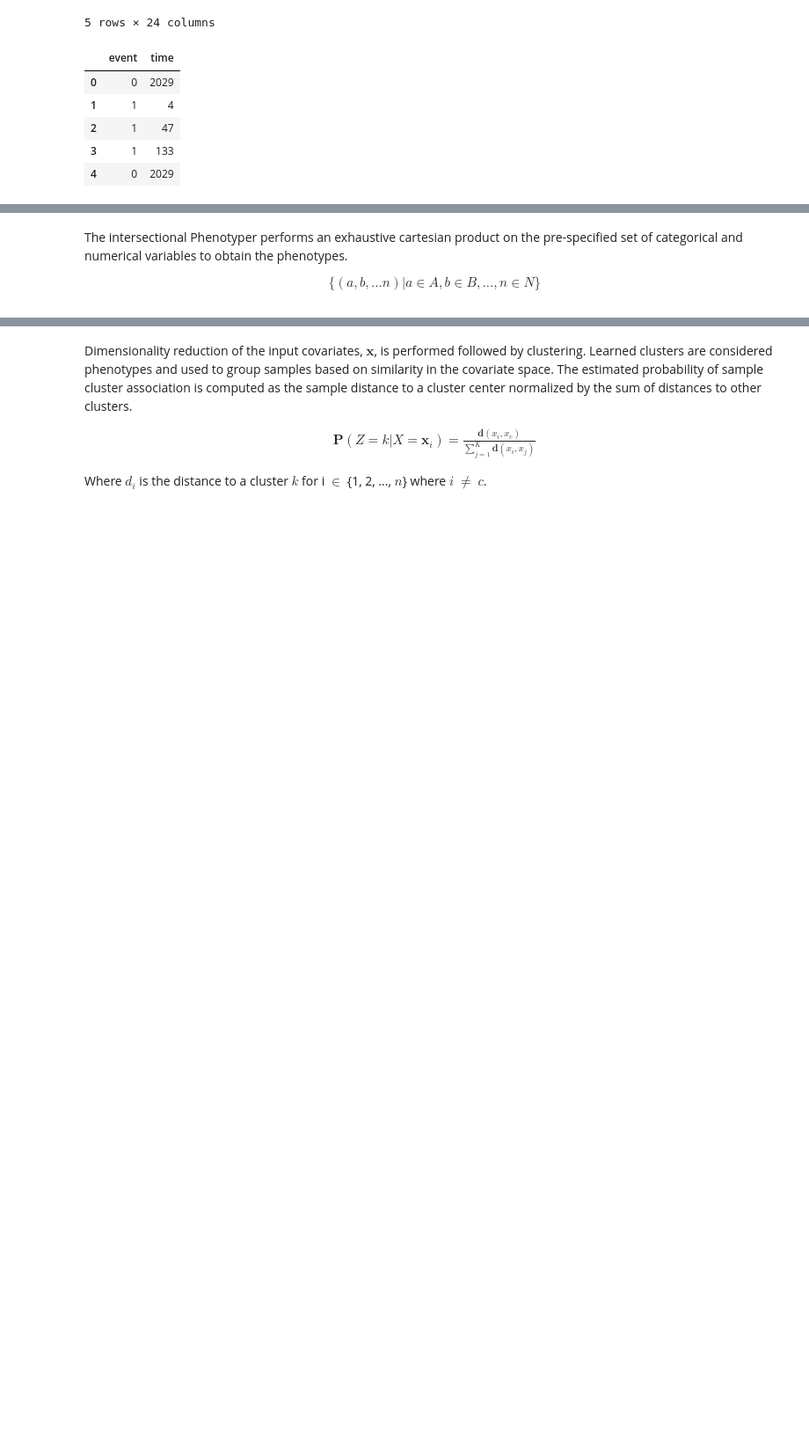
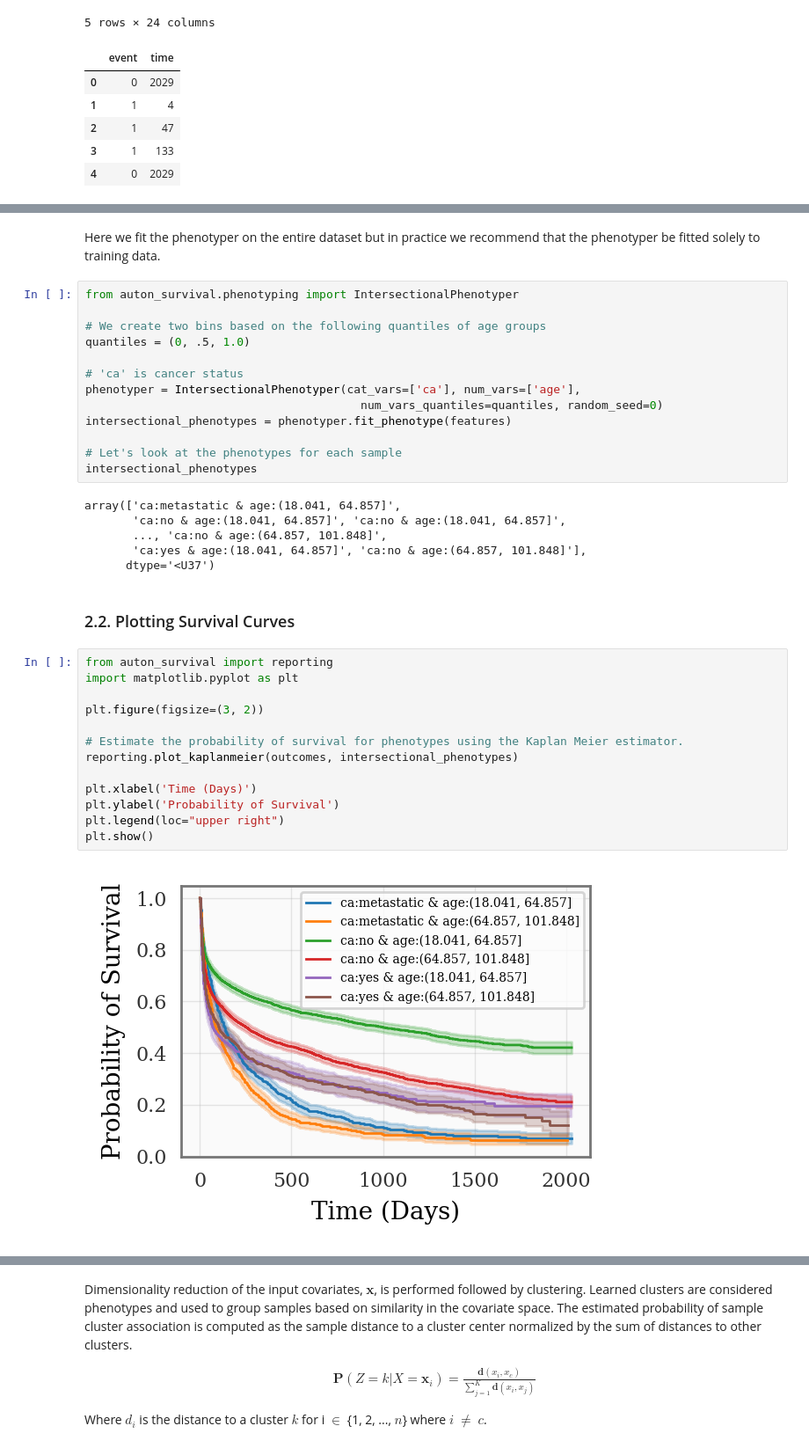
Before and after one commit to autonlab/auton-survival, a Jupyter notebook: examples/Phenotyping Censored Time-to-Events.ipynb, the cells around one changed output, grey strips where cells are left out. Shown at 88% size. Cells and saved outputs as stored; diff of their text form; blank space fills up the shorter version.

```diff
--- a/examples/Phenotyping Censored Time-to-Events.ipynb
+++ b/examples/Phenotyping Censored Time-to-Events.ipynb
@@ -166,5 +124,39 @@ e_te = y_te['event'].astype('bool')
-# %% [markdown]
-The intersectional Phenotyper performs an exhaustive cartesian product on the pre-specified set of categorical and numerical variables to obtain the phenotypes.
-\begin{align}
-\{(a, b, ...n) | a \in A, b \in B, ..., n \in N\}
-\end{align}
+# %% [markdown]
+Here we fit the phenotyper on the entire dataset but in practice we recommend that the phenotyper be fitted solely to training data.
+# %%
+from auton_survival.phenotyping import IntersectionalPhenotyper
+
+# We create two bins based on the following quantiles of age groups
+quantiles = (0, .5, 1.0)
+
+# 'ca' is cancer status
+phenotyper = IntersectionalPhenotyper(cat_vars=['ca'], num_vars=['age'],
+                                        num_vars_quantiles=quantiles, random_seed=0)
+intersectional_phenotypes = phenotyper.fit_phenotype(features)
+
+# Let's look at the phenotypes for each sample
+intersectional_phenotypes
+# %% [output]
+array(['ca:metastatic & age:(18.041, 64.857]',
+       'ca:no & age:(18.041, 64.857]', 'ca:no & age:(18.041, 64.857]',
+       ..., 'ca:no & age:(64.857, 101.848]',
+       'ca:yes & age:(18.041, 64.857]', 'ca:no & age:(64.857, 101.848]'],
+      dtype='<U37')
+# %% [markdown]
+<a id="plotpheno"></a>
+### 2.2. Plotting Survival Curves
+# %%
+from auton_survival import reporting
+import matplotlib.pyplot as plt
+
+plt.figure(figsize=(3, 2))
+
+# Estimate the probability of survival for phenotypes using the Kaplan Meier estimator.
+reporting.plot_kaplanmeier(outcomes, intersectional_phenotypes)
+
+plt.xlabel('Time (Days)')
+plt.ylabel('Probability of Survival')
+plt.legend(loc="upper right")
+plt.show()
+# %% [output]
+[figure, added]
```
Also changed, not shown: parts of 48 cells of this notebook, 10 other files.
